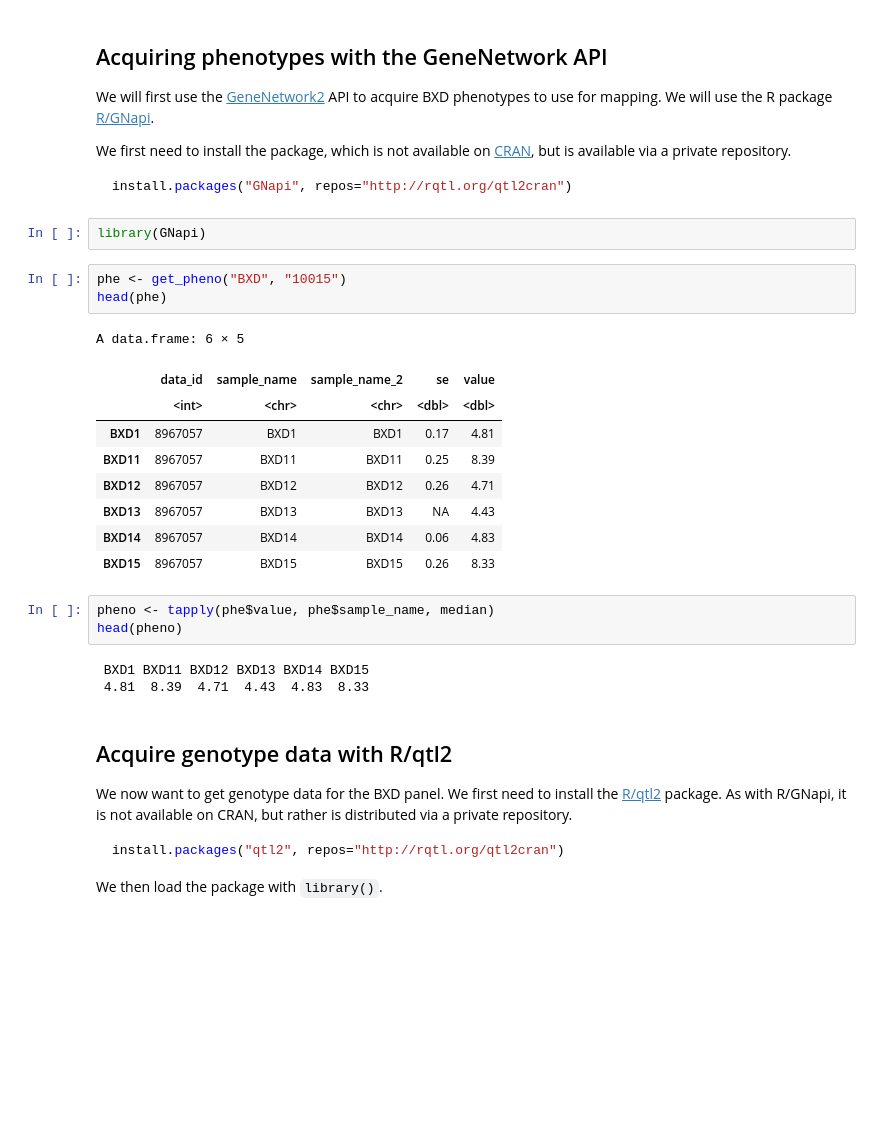
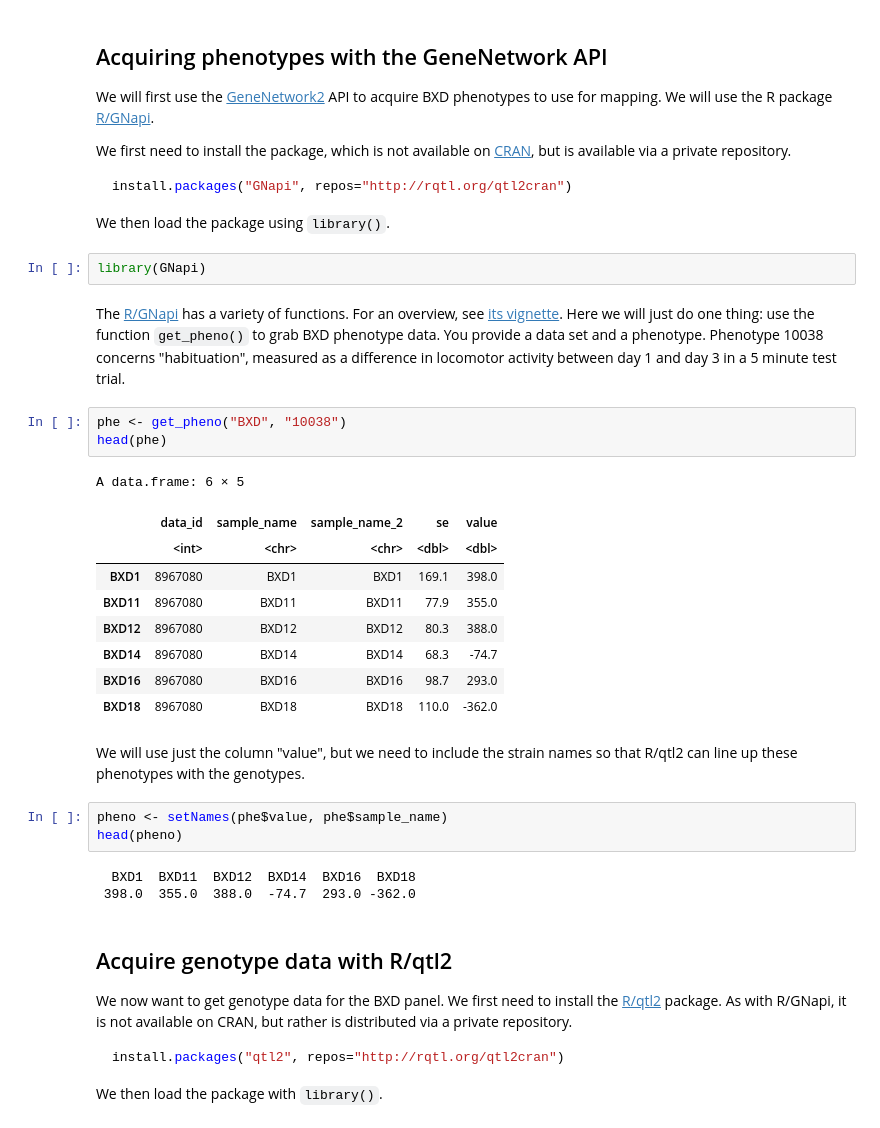
Before and after one commit to kbroman/Teaching_CTC2019, a Jupyter notebook: CTC2019_tutorial.ipynb, the cells around one changed output. Drawn from its saved outputs; the diff is of its cells as text; blank space fills up the shorter version.

````diff
--- a/CTC2019_tutorial.ipynb
+++ b/CTC2019_tutorial.ipynb
@@ -17,27 +17,33 @@ We first need to install the package, which is not available on [CRAN](https://c
 ```r
 install.packages("GNapi", repos="http://rqtl.org/qtl2cran")
 ```
+
+We then load the package using `library()`.
 # %%
 library(GNapi)
+# %% [markdown]
+The [R/GNapi](https://github.com/kbroman/GNapi) has a variety of functions. For an overview, see [its vignette](http://kbroman.org/GNapi/GNapi.html). Here we will just do one thing: use the function `get_pheno()` to grab BXD phenotype data. You provide a data set and a phenotype. Phenotype 10038 concerns "habituation", measured as a difference in locomotor activity between day 1 and day 3 in a 5 minute test trial.
 # %%
-phe <- get_pheno("BXD", "10015")
+phe <- get_pheno("BXD", "10038")
 head(phe)
 # %% [output]
 A data.frame: 6 × 5
 |  | data_id | sample_name | sample_name_2 | se | value |
 |  | <int> | <chr> | <chr> | <dbl> | <dbl> |
-| BXD1 | 8967057 | BXD1 | BXD1 | 0.17 | 4.81 |
-| BXD11 | 8967057 | BXD11 | BXD11 | 0.25 | 8.39 |
-| BXD12 | 8967057 | BXD12 | BXD12 | 0.26 | 4.71 |
-| BXD13 | 8967057 | BXD13 | BXD13 | NA | 4.43 |
-| BXD14 | 8967057 | BXD14 | BXD14 | 0.06 | 4.83 |
-| BXD15 | 8967057 | BXD15 | BXD15 | 0.26 | 8.33 |
+| BXD1 | 8967080 | BXD1 | BXD1 | 169.1 | 398.0 |
+| BXD11 | 8967080 | BXD11 | BXD11 | 77.9 | 355.0 |
+| BXD12 | 8967080 | BXD12 | BXD12 | 80.3 | 388.0 |
+| BXD14 | 8967080 | BXD14 | BXD14 | 68.3 | -74.7 |
+| BXD16 | 8967080 | BXD16 | BXD16 | 98.7 | 293.0 |
+| BXD18 | 8967080 | BXD18 | BXD18 | 110.0 | -362.0 |
+# %% [markdown]
+We will use just the column "value", but we need to include the strain names so that R/qtl2 can line up these phenotypes with the genotypes.
 # %%
-pheno <- tapply(phe$value, phe$sample_name, median)
+pheno <- setNames(phe$value, phe$sample_name)
 head(pheno)
 # %% [output]
- BXD1 BXD11 BXD12 BXD13 BXD14 BXD15
- 4.81  8.39  4.71  4.43  4.83  8.33
+  BXD1  BXD11  BXD12  BXD14  BXD16  BXD18
+ 398.0  355.0  388.0  -74.7  293.0 -362.0
 # %% [markdown]
 ## Acquire genotype data with R/qtl2
 
````
Also changed, not shown: parts of 6 cells of this notebook.
